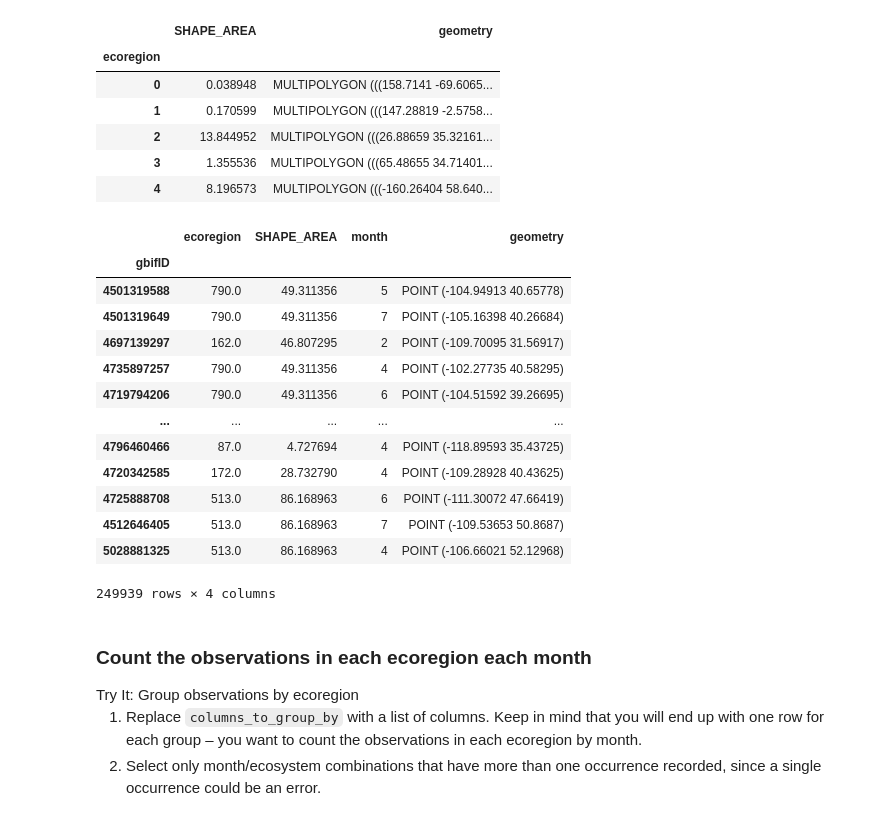
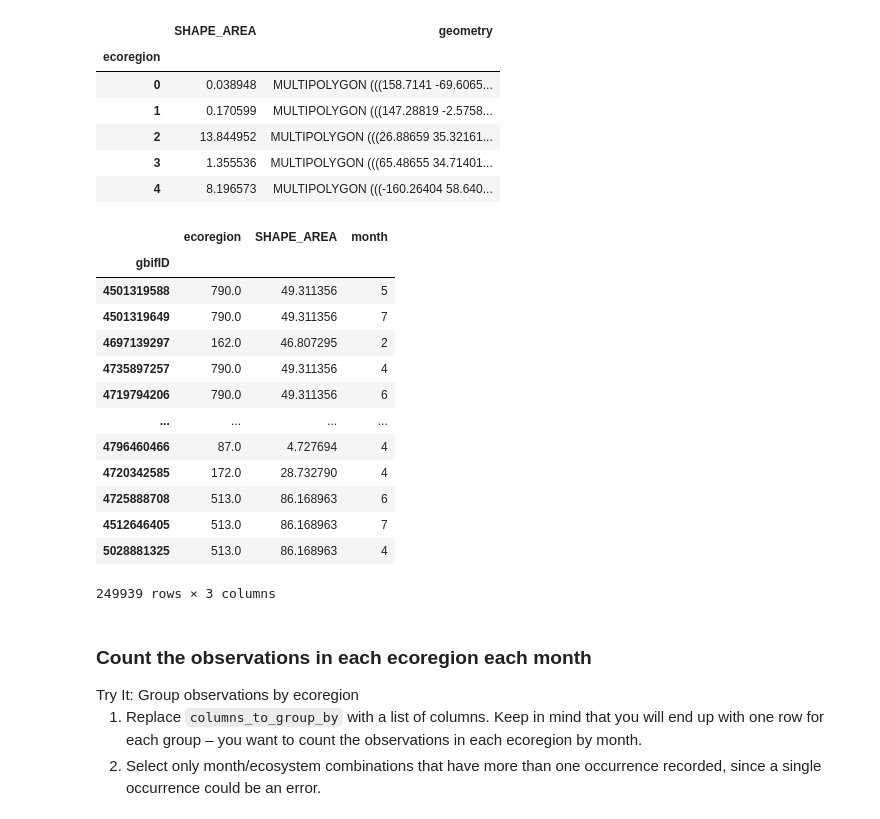
Before and after one commit to cu-esiil-edu/03-migration-rachelsadler, a Jupyter notebook: notebooks/migration-32-normalize.ipynb, the cells around one changed output. Saved outputs shown, nothing was run; the diff lists cells and outputs as text; code cells hidden in the pictures.

```diff
--- a/notebooks/migration-32-normalize.ipynb
+++ b/notebooks/migration-32-normalize.ipynb
@@ -71,36 +71,36 @@ ecoregions_gdf.head()
 # %%
 gbif_ecoregion_gdf = (
     ecoregions_gdf #left
     # Match the CRS of the GBIF data and the ecoregions
     .to_crs(gbif_gdf.crs)
     # Find ecoregion for each observation
     .sjoin(
         gbif_gdf,
         how='right', # inner join is where want rows that appear in both tables
         #left would be want all rows from right that appear in left table
         #right would be want all rows from the left that appear in right table
         #we don't want ecoregions if they don't have observations so right join
         predicate='intersects')
     # Select the required columns
-    #[['ecoregion', 'SHAPE_AREA', 'month', ]]
+    [['ecoregion', 'SHAPE_AREA', 'month']]
 
 )
 gbif_ecoregion_gdf
 # %% [output]
-|  | ecoregion | SHAPE_AREA | month | geometry |
-| gbifID |  |  |  |  |
-| 4501319588 | 790.0 | 49.311356 | 5 | POINT (-104.94913 40.65778) |
-| 4501319649 | 790.0 | 49.311356 | 7 | POINT (-105.16398 40.26684) |
-| 4697139297 | 162.0 | 46.807295 | 2 | POINT (-109.70095 31.56917) |
-| 4735897257 | 790.0 | 49.311356 | 4 | POINT (-102.27735 40.58295) |
-| 4719794206 | 790.0 | 49.311356 | 6 | POINT (-104.51592 39.26695) |
-| ... | ... | ... | ... | ... |
-| 4796460466 | 87.0 | 4.727694 | 4 | POINT (-118.89593 35.43725) |
-| 4720342585 | 172.0 | 28.732790 | 4 | POINT (-109.28928 40.43625) |
-| 4725888708 | 513.0 | 86.168963 | 6 | POINT (-111.30072 47.66419) |
-| 4512646405 | 513.0 | 86.168963 | 7 | POINT (-109.53653 50.8687) |
-| 5028881325 | 513.0 | 86.168963 | 4 | POINT (-106.66021 52.12968) |
+|  | ecoregion | SHAPE_AREA | month |
+| gbifID |  |  |  |
+| 4501319588 | 790.0 | 49.311356 | 5 |
+| 4501319649 | 790.0 | 49.311356 | 7 |
+| 4697139297 | 162.0 | 46.807295 | 2 |
+| 4735897257 | 790.0 | 49.311356 | 4 |
+| 4719794206 | 790.0 | 49.311356 | 6 |
+| ... | ... | ... | ... |
+| 4796460466 | 87.0 | 4.727694 | 4 |
+| 4720342585 | 172.0 | 28.732790 | 4 |
+| 4725888708 | 513.0 | 86.168963 | 6 |
+| 4512646405 | 513.0 | 86.168963 | 7 |
+| 5028881325 | 513.0 | 86.168963 | 4 |
-249939 rows × 4 columns
+249939 rows × 3 columns
 # %% [markdown]
 ### Count the observations in each ecoregion each month
 
```
Also changed, not shown: parts of 7 cells of this notebook, 2 other files.
